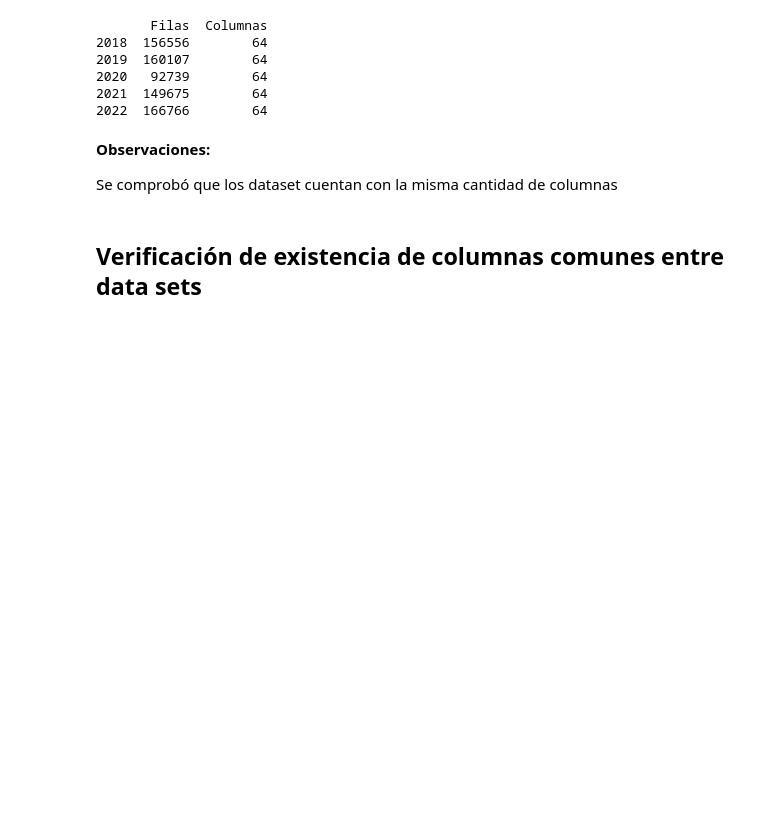
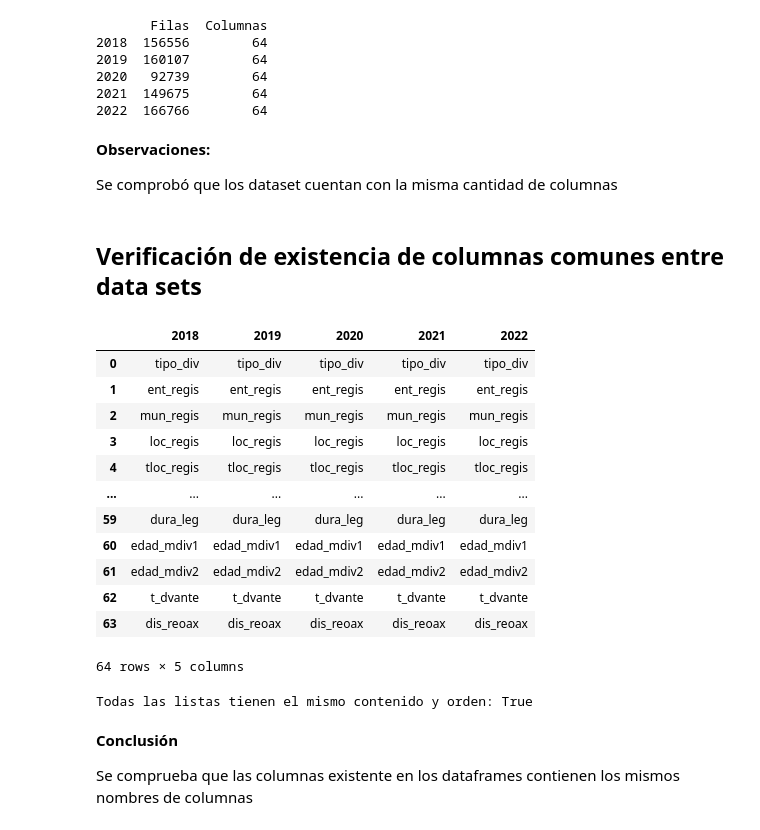
Before and after one commit to Ninigocancino/analisis_divorcios_mx, a Jupyter notebook: analisis_tabasco/EDA_Divorcios_Tabasco.ipynb, the cells around one changed output. Cells and saved outputs as stored; diff of their text form; code cells hidden in the pictures; blank space fills up the shorter version.

```diff
--- a/analisis_tabasco/EDA_Divorcios_Tabasco.ipynb
+++ b/analisis_tabasco/EDA_Divorcios_Tabasco.ipynb
@@ -280,3 +282,42 @@ df_columns_2019 = pd.DataFrame({"2019" : l_columns_2019})
 df_columns_2020 = pd.DataFrame({'2020': l_columns_2020})
 df_columns_2021 = pd.DataFrame({'2021' : l_columns_2021})
 df_columns_2022 = pd.DataFrame({'2022': l_columns_2022})
+# %%
+#Concatena o une todos los dataframes 'df_coloumns_...' creados en la celda anterior( celda 32)
+
+df_columnas = pd.concat([df_columns_2018,df_columns_2019,df_columns_2020,df_columns_2021,df_columns_2022], axis=1)
+df_columnas
+# %% [output]
+|  | 2018 | 2019 | 2020 | 2021 | 2022 |
+| 0 | tipo_div | tipo_div | tipo_div | tipo_div | tipo_div |
+| 1 | ent_regis | ent_regis | ent_regis | ent_regis | ent_regis |
+| 2 | mun_regis | mun_regis | mun_regis | mun_regis | mun_regis |
+| 3 | loc_regis | loc_regis | loc_regis | loc_regis | loc_regis |
+| 4 | tloc_regis | tloc_regis | tloc_regis | tloc_regis | tloc_regis |
+| ... | ... | ... | ... | ... | ... |
+| 59 | dura_leg | dura_leg | dura_leg | dura_leg | dura_leg |
+| 60 | edad_mdiv1 | edad_mdiv1 | edad_mdiv1 | edad_mdiv1 | edad_mdiv1 |
+| 61 | edad_mdiv2 | edad_mdiv2 | edad_mdiv2 | edad_mdiv2 | edad_mdiv2 |
+| 62 | t_dvante | t_dvante | t_dvante | t_dvante | t_dvante |
+| 63 | dis_reoax | dis_reoax | dis_reoax | dis_reoax | dis_reoax |
+64 rows × 5 columns
+# %%
+def comparar_listas_ordenadas(*listas):
+
+    #Función que determina si las listas de 'etiquetas de columnas' de los dataframes son iguales
+
+    primera_lista = listas[0]
+    for lista in listas[1:]:
+        if lista != primera_lista:
+            return False
+    return True
+
+# Llamar a la función
+resultado = comparar_listas_ordenadas(l_columns_2018, l_columns_2019, l_columns_2020, l_columns_2021, l_columns_2022)
+print("Todas las listas tienen el mismo contenido y orden:", resultado)
+# %% [output]
+Todas las listas tienen el mismo contenido y orden: True
+# %% [markdown]
+**Conclusión**
+
+Se comprueba que las columnas existente en los dataframes contienen los mismos nombres de columnas
```
Also changed, not shown: parts of 1 cell of this notebook.
